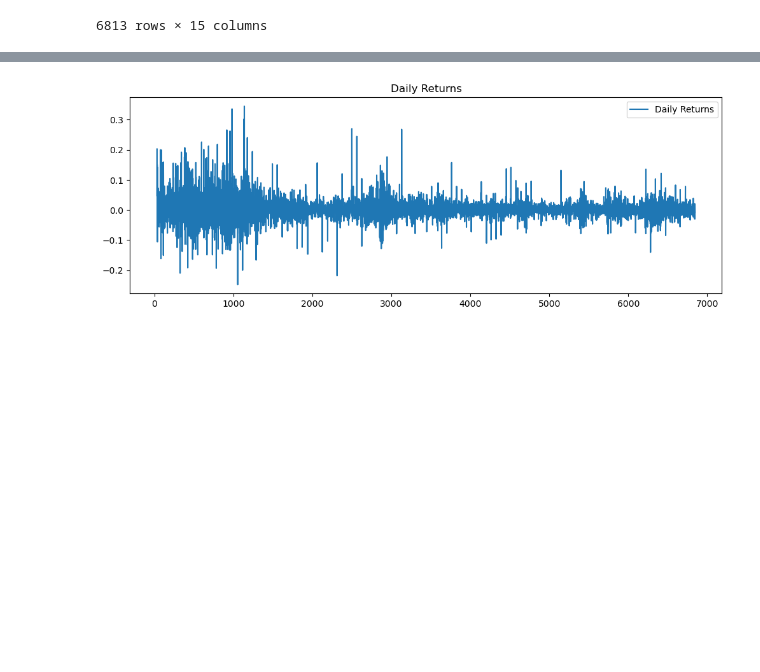
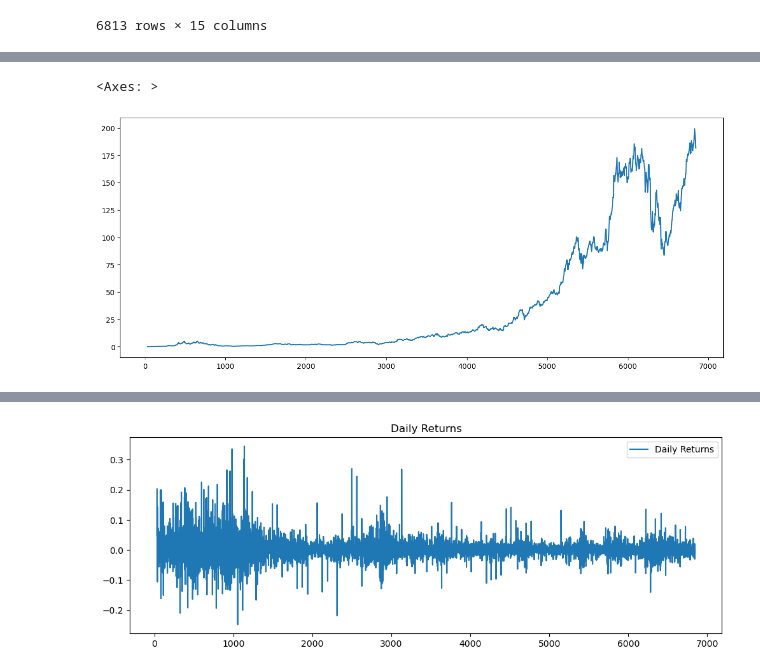
Before and after one commit to abrehamashebir/kaim3-stock-price-analysis, a Jupyter notebook: notebook/amazon_stock-EDA.ipynb, the cells around one changed output, grey strips where cells are left out. Cells and saved outputs as stored; diff of their text form; code cells hidden in the pictures; blank space fills up the shorter version.

```diff
--- a/notebook/amazon_stock-EDA.ipynb
+++ b/notebook/amazon_stock-EDA.ipynb
@@ -56,0 +63,6 @@ amazon_data.dropna(inplace=True)
+# %%
+plt.figure(figsize=(15,6))
+amazon_data['moving_average'].plot()
+# %% [output]
+<Axes: >
+[figure, added]
```
Also changed, not shown: parts of 3 cells of this notebook, 1 other file.
